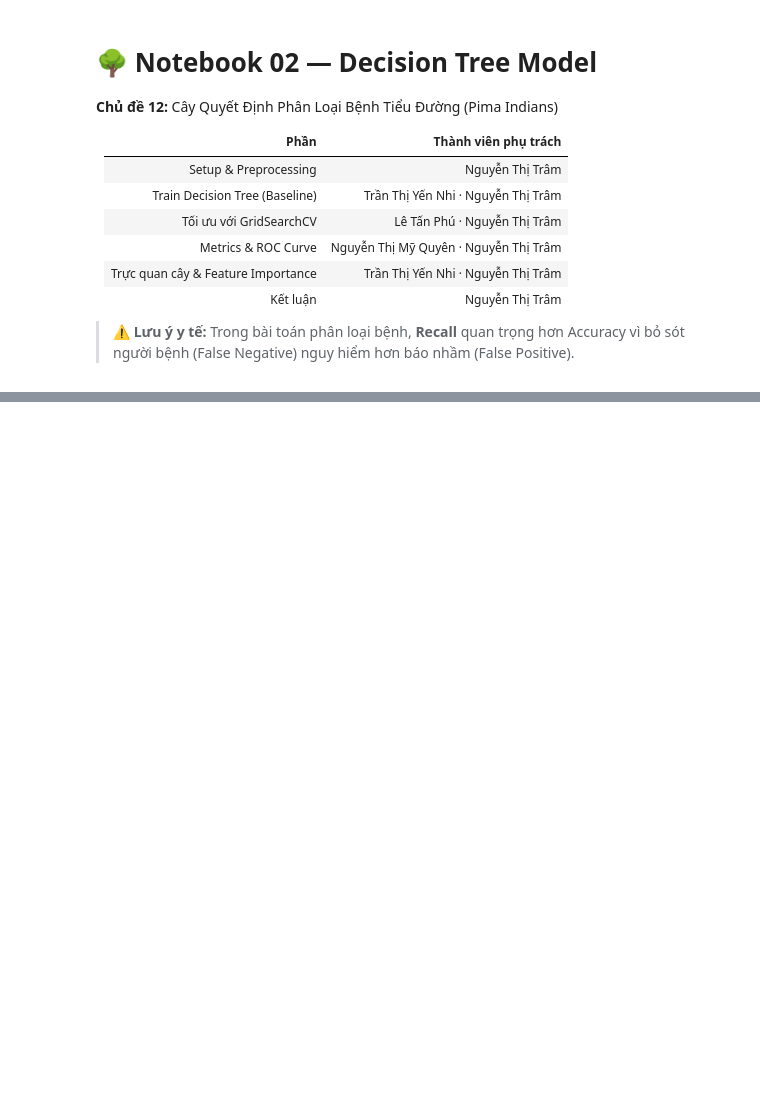
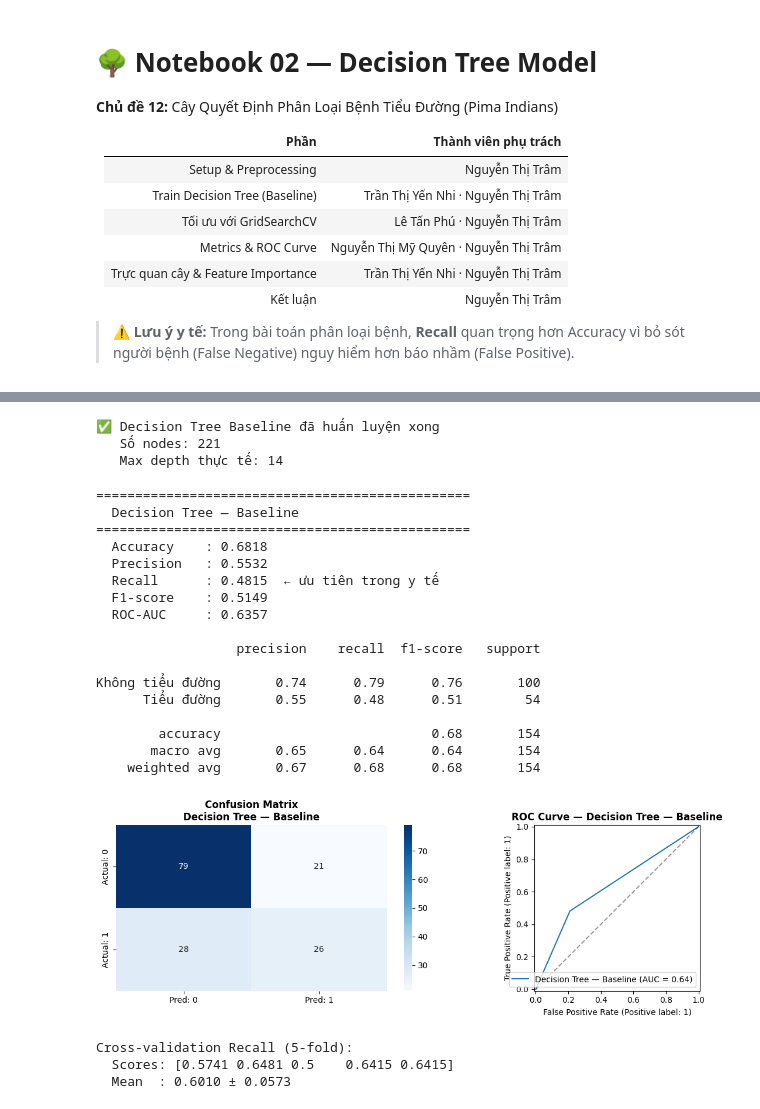
Before and after one commit to TramSt/decision-tree-pima-diabetes, a Jupyter notebook: notebooks/02_model.ipynb, the cells around one changed output, grey strips where cells are left out. Cells and saved outputs as stored; diff of their text form; code cells hidden in the pictures; blank space fills up the shorter version.

```diff
--- a/notebooks/02_model.ipynb
+++ b/notebooks/02_model.ipynb
@@ -506,0 +48,22 @@ print("     được cả bác sĩ lẫn cây quyết định xác nhận.")
+# %%
+# Nếu chạy độc lập (chưa clone), bỏ comment block bên dưới:
+# !rm -rf decision-tree-pima-diabetes
+# !git clone https://github.com/TramSt/decision-tree-pima-diabetes.git
+# %cd decision-tree-pima-diabetes
+
+df = pd.read_csv("diabetes.csv")
+
+# Làm sạch: thay 0 → NaN cho các cột bất hợp lý về y học
+invalid_zero_cols = ["Glucose", "BloodPressure", "SkinThickness", "Insulin", "BMI"]
+df_clean = df.copy()
+df_clean[invalid_zero_cols] = df_clean[invalid_zero_cols].replace(0, np.nan)
+
+X = df_clean.drop("Outcome", axis=1)
+y = df_clean["Outcome"]
+
+X_train, X_test, y_train, y_test = train_test_split(
+    X, y, test_size=0.2, random_state=42, stratify=y
+)
+
+print(f"Train: {X_train.shape}  |  Test: {X_test.shape}")
+print(f"Tỷ lệ dương tính – Train: {y_train.mean():.2%}  |  Test: {y_test.mean():.2%}")
@@ -506,0 +118,48 @@ print("     được cả bác sĩ lẫn cây quyết định xác nhận.")
+# %%
+# Pipeline: Imputer → Scaler → Decision Tree (mặc định)
+dt_baseline = Pipeline(steps=[
+    ("imputer", SimpleImputer(strategy="median")),
+    ("scaler",  StandardScaler()),
+    ("clf",     DecisionTreeClassifier(random_state=42))
+])
+
+dt_baseline.fit(X_train, y_train)
+print("✅ Decision Tree Baseline đã huấn luyện xong")
+print(f"   Số nodes: {dt_baseline.named_steps['clf'].tree_.node_count}")
+print(f"   Max depth thực tế: {dt_baseline.named_steps['clf'].get_depth()}")
+# %% [output]
+✅ Decision Tree Baseline đã huấn luyện xong
+   Số nodes: 221
+   Max depth thực tế: 14
+# %%
+metrics_baseline = evaluate_model(dt_baseline, X_test, y_test,
+                                   title="Decision Tree — Baseline")
+# %% [output]
+================================================
+  Decision Tree — Baseline
+================================================
+  Accuracy    : 0.6818
+  Precision   : 0.5532
+  Recall      : 0.4815  ← ưu tiên trong y tế
+  F1-score    : 0.5149
+  ROC-AUC     : 0.6357
+
+                  precision    recall  f1-score   support
+
+Không tiểu đường       0.74      0.79      0.76       100
+      Tiểu đường       0.55      0.48      0.51        54
+
+        accuracy                           0.68       154
+       macro avg       0.65      0.64      0.64       154
+    weighted avg       0.67      0.68      0.68       154
+[figure, added]
+# %%
+# Cross-validation 5-fold để đánh giá ổn định
+cv_scores = cross_val_score(dt_baseline, X, y, cv=5, scoring="recall")
+print(f"Cross-validation Recall (5-fold):")
+print(f"  Scores: {cv_scores.round(4)}")
+print(f"  Mean  : {cv_scores.mean():.4f} ± {cv_scores.std():.4f}")
+# %% [output]
+Cross-validation Recall (5-fold):
+  Scores: [0.5741 0.6481 0.5    0.6415 0.6415]
+  Mean  : 0.6010 ± 0.0573
```
Also changed, not shown: parts of 38 cells of this notebook.
